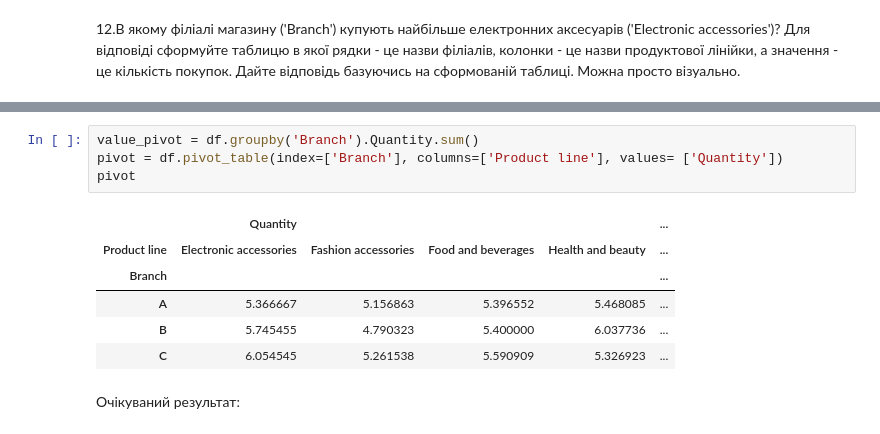
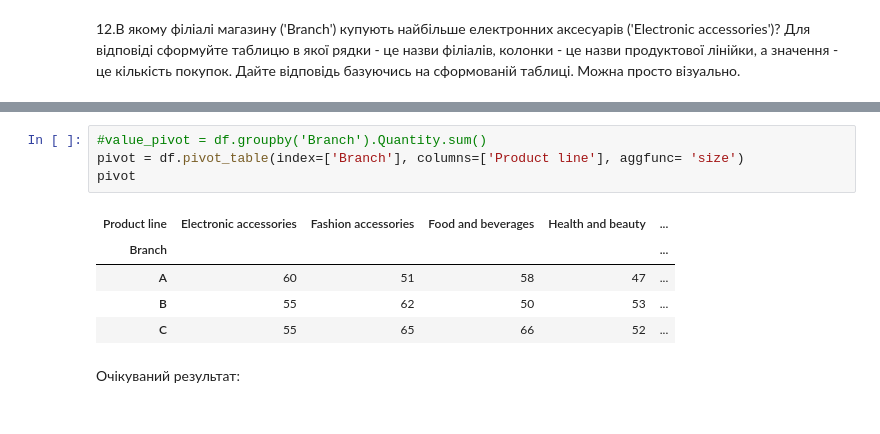
Before and after one commit to MarinaPolis/python_homework, a Jupyter notebook: HW 4. Pandas.ipynb, the cells around one changed output, grey strips where cells are left out. Drawn from its saved outputs; the diff is of its cells as text.

```diff
--- a/HW 4. Pandas.ipynb
+++ b/HW 4. Pandas.ipynb
@@ -193,14 +231,13 @@ else:
 # %%
-value_pivot = df.groupby('Branch').Quantity.sum()
-pivot = df.pivot_table(index=['Branch'], columns=['Product line'], values= ['Quantity'])
+#value_pivot = df.groupby('Branch').Quantity.sum()
+pivot = df.pivot_table(index=['Branch'], columns=['Product line'], aggfunc= 'size')
 pivot
 # %% [output]
-|  | Quantity |  |  |  | ... |
 | Product line | Electronic accessories | Fashion accessories | Food and beverages | Health and beauty | ... |
 | Branch |  |  |  |  | ... |
-| A | 5.366667 | 5.156863 | 5.396552 | 5.468085 | ... |
-| B | 5.745455 | 4.790323 | 5.400000 | 6.037736 | ... |
-| C | 6.054545 | 5.261538 | 5.590909 | 5.326923 | ... |
+| A | 60 | 51 | 58 | 47 | ... |
+| B | 55 | 62 | 50 | 53 | ... |
+| C | 55 | 65 | 66 | 52 | ... |
 # %% [markdown]
 Очікуваний результат:
 # %% [markdown]
```
Also changed, not shown: parts of 7 cells of this notebook.
